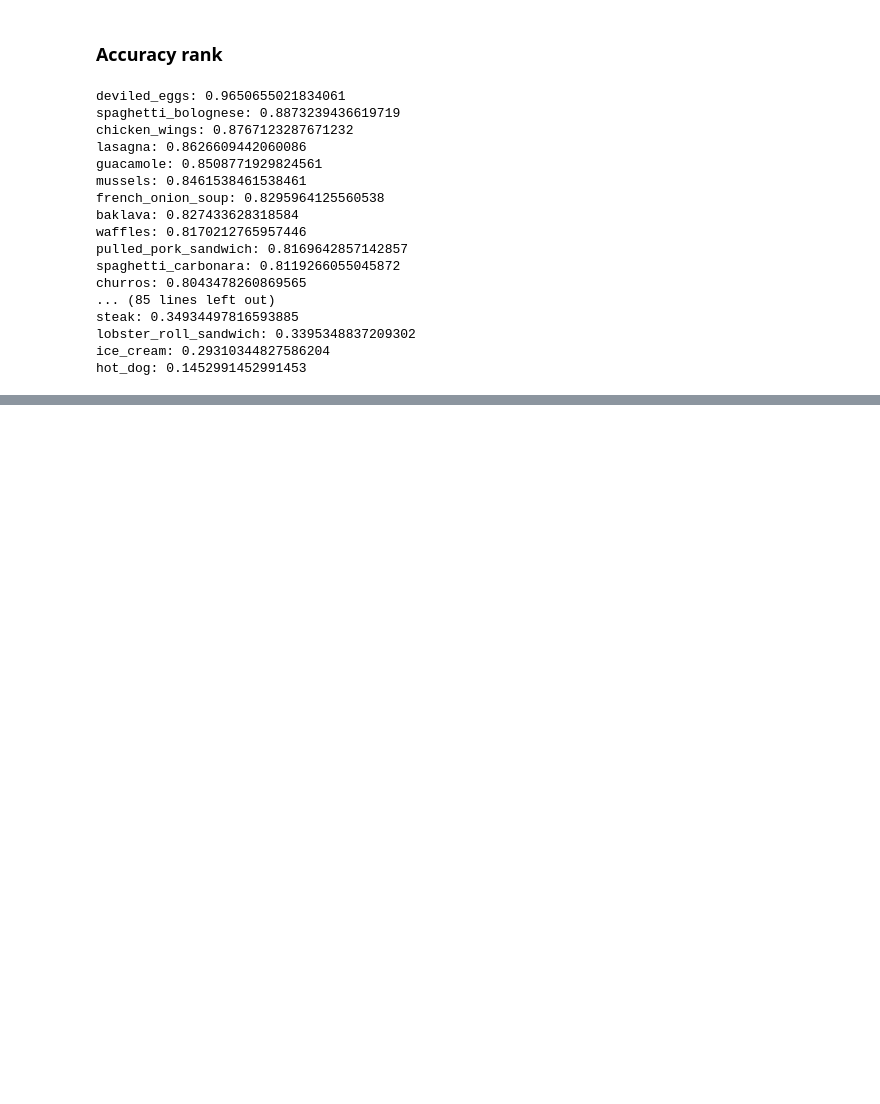
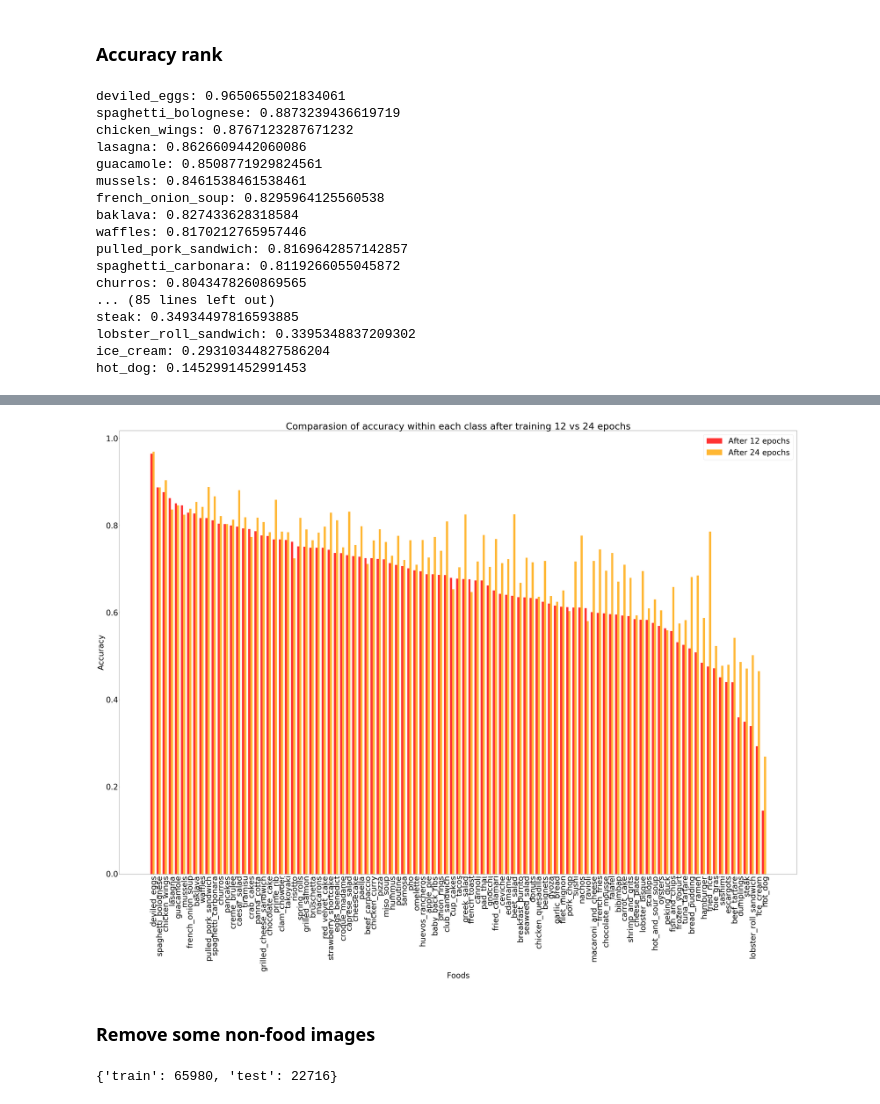
Before and after one commit to tuanh208/FoodVisor-TMM, a Jupyter notebook: FoodVisor_Inception_V3.ipynb, the cells around one changed output, grey strips where cells are left out. Saved outputs shown, nothing was run; the diff lists cells and outputs as text; code cells hidden in the pictures; blank space fills up the shorter version.

```diff
--- a/FoodVisor_Inception_V3.ipynb
+++ b/FoodVisor_Inception_V3.ipynb
@@ -763,0 +750,2 @@ hot_dog: 0.1452991452991453
+# %%
+model_inception.load_state_dict(torch.load('/home/foodlovers/FoodVisor/trained_models/InceptionV3/model_current.pt'))
@@ -763,0 +899,2 @@ hot_dog: 0.1452991452991453
+# %%
+model_inception.load_state_dict(torch.load('/home/foodlovers/FoodVisor/trained_models/InceptionV3/model_current.pt'))
@@ -763,0 +929,3 @@ hot_dog: 0.1452991452991453
+# %%
+for key, value in sorted(acc_dict_12.items(), key=lambda kv: kv[1],reverse = True):
+    print("%s: %s" % (key, value))
@@ -763,0 +950,5 @@ hot_dog: 0.1452991452991453
+# %%
+acc_sorted_12vs24 = []
+for key, value in sorted(acc_dict_12.items(), key=lambda kv: kv[1],reverse = True):
+    acc_sorted_12vs24.append([key, value,acc_dict2[key]])
+    print("%s: %s %s" % (key, value,acc_dict2[key]))
@@ -763,0 +973,34 @@ hot_dog: 0.1452991452991453
+# %%
+# create plot
+# fig, ax = plt.subplots()
+
+plt.rcParams.update({'font.size': 39})
+
+fig=plt.figure(figsize=(50, 40))
+index = np.arange(101)
+bar_width = 0.35
+opacity = 0.8
+
+rects1 = plt.bar(index, [x[1] for x in acc_sorted_12vs24], bar_width,
+alpha=opacity,
+color='r',
+label='After 12 epochs')
+
+rects2 = plt.bar(index + bar_width, [x[2] for x in acc_sorted_12vs24], bar_width,
+alpha=opacity,
+color='orange',
+label='After 24 epochs')
+
+plt.xlabel('Foods')
+plt.ylabel('Accuracy')
+plt.title('Comparasion of accuracy within each class after training 12 vs 24 epochs')
+plt.xticks(index + bar_width, [x[0] for x in acc_sorted_12vs24],rotation='vertical')
+
+plt.legend()
+
+plt.tight_layout()
+plt.show()
+# %% [output]
+[figure, added]
+# %% [markdown]
+### Remove some non-food images
@@ -763,0 +1023,8 @@ hot_dog: 0.1452991452991453
+# %%
+dsets = {x: datasets.ImageFolder(os.path.join(temp_dir, x), data_transforms[x])
+         for x in ['train', 'test']}
+
+dset_sizes = {x: len(dsets[x]) for x in ['train', 'test']}
+dset_sizes
+# %% [output]
+{'train': 65980, 'test': 22716}
```
Also changed, not shown: parts of 35 cells of this notebook, 5 other files.
